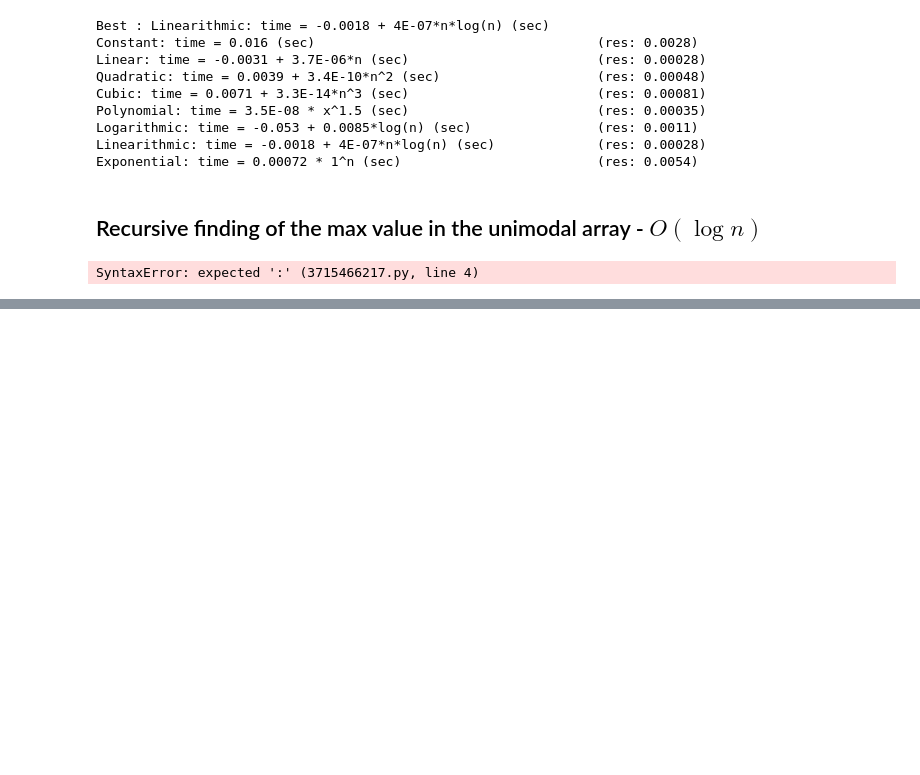
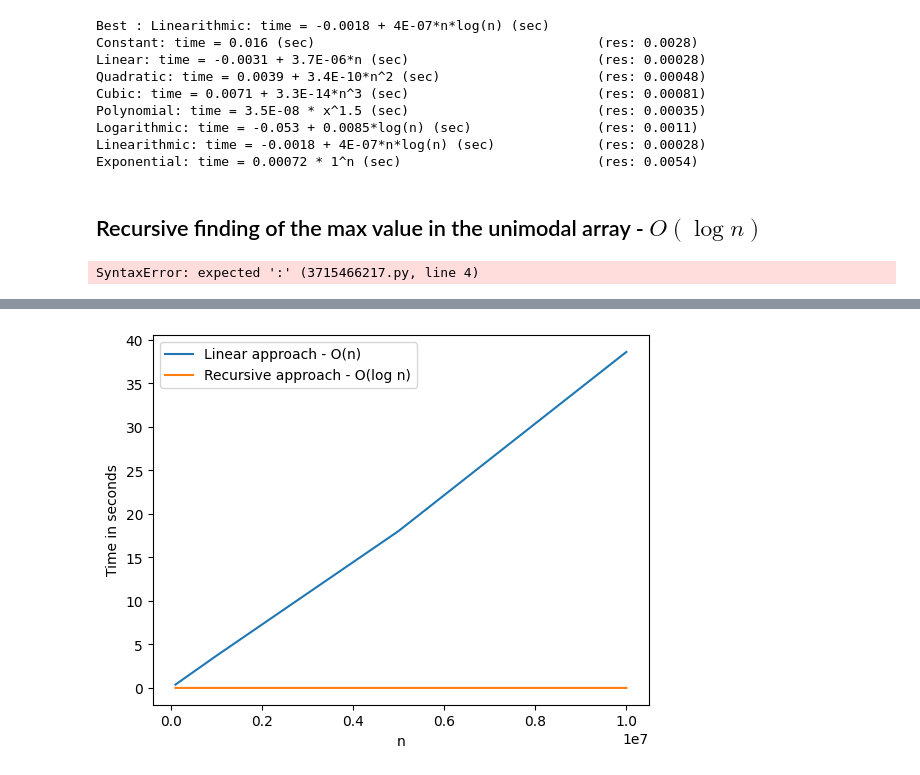
Before and after one commit to denysenko1571/algorithms-roughgarden, a Jupyter notebook: Algorithms Illuminated - Part 1 - The Basics/ch03-divide-and-conquer-algorithms/Algorithms Illuminated - Divide & Conquer Algorithms.ipynb, the cells around one changed output, grey strips where cells are left out. Saved outputs shown, nothing was run; the diff lists cells and outputs as text; code cells hidden in the pictures; blank space fills up the shorter version.

```diff
--- a/Algorithms Illuminated - Part 1 - The Basics/ch03-divide-and-conquer-algorithms/Algorithms Illuminated - Divide & Conquer Algorithms.ipynb
+++ b/Algorithms Illuminated - Part 1 - The Basics/ch03-divide-and-conquer-algorithms/Algorithms Illuminated - Divide & Conquer Algorithms.ipynb
@@ -441,0 +509,36 @@ SyntaxError: expected ':' (3715466217.py, line 4)
+# %%
+import matplotlib.pyplot as plt
+import numpy as np
+import timeit
+
+rng = np.random.default_rng(42)
+
+def no_match_array(n):
+    vals = rng.choice(2*n, size=n, replace=False) + n
+    return np.sort(vals).tolist()
+
+def match_array(n,k):
+    arr = np.cumsum(rng.integers(1,5, size=n))
+    return (arr-arr[k]+k).tolist()
+
+sizes = [100_000, 1_000_000, 5_000_000, 10_000_000]
+linear_times=[]
+recursive_times=[]
+
+for n in sizes:
+    arr = no_match_array(n)
+    t1 = timeit.timeit(lambda: linear_index_match(arr), number=100)
+    t2 = timeit.timeit(lambda: rec_index_match(arr), number=100)
+    linear_times.append(t1)
+    recursive_times.append(t2)
+
+x = sizes
+a, b = linear_times, recursive_times
+plt.plot(x,a,label="Linear approach - O(n)")
+plt.plot(x,b,label="Recursive approach - O(log n)")
+plt.xlabel("n")
+plt.ylabel("Time in seconds")
+plt.legend()
+plt.show()
+# %% [output]
+[figure, added]
```
Also changed, not shown: parts of 4 cells of this notebook.
